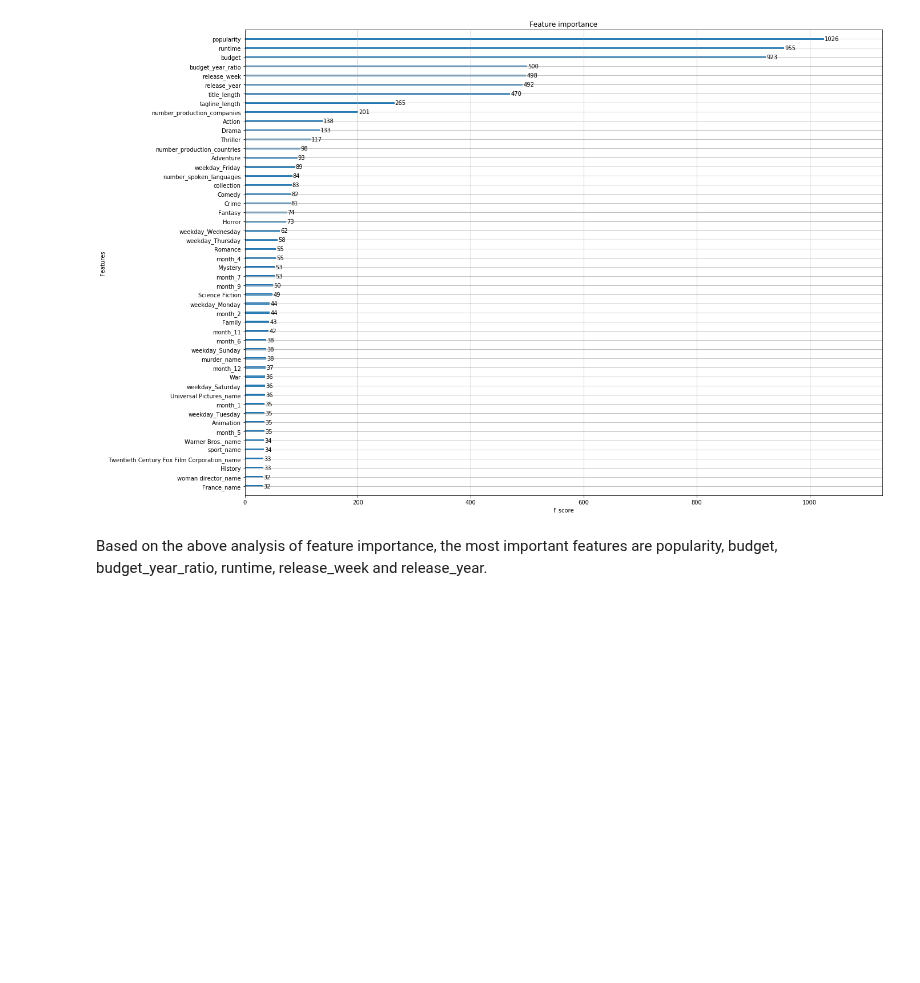
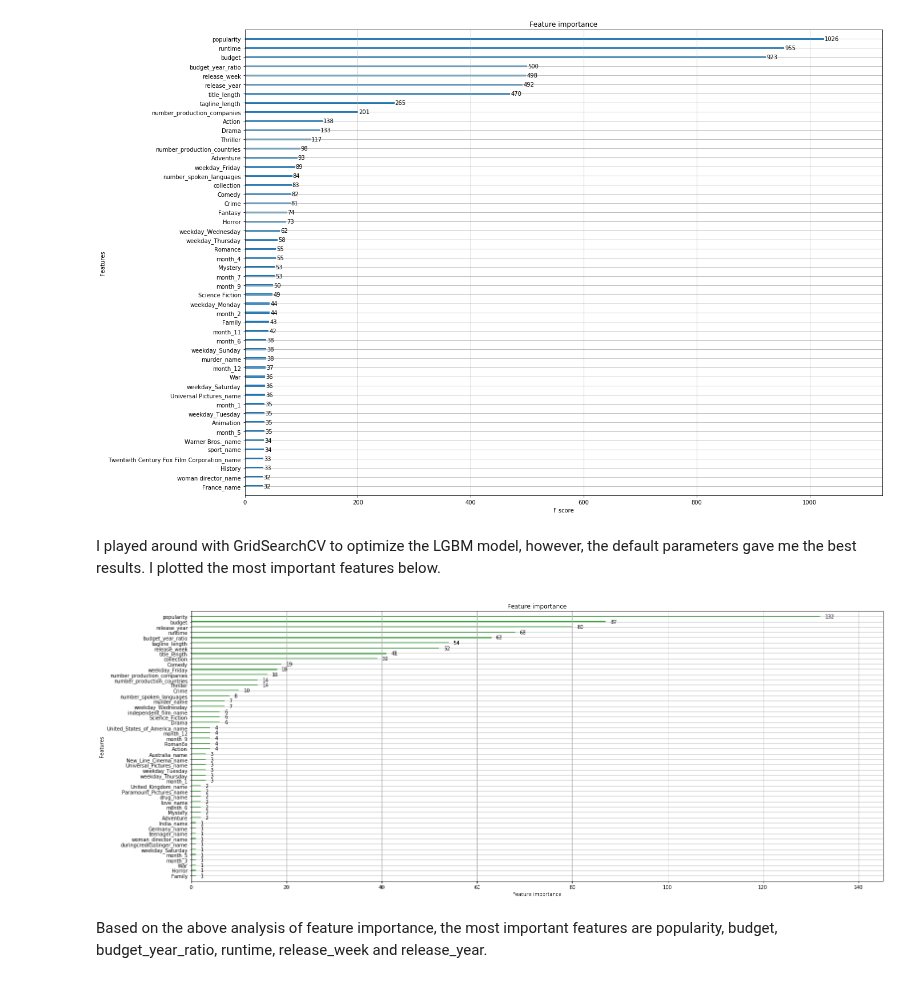
Before and after one commit to julianikulski/tmdb, a Jupyter notebook: tmdb.ipynb, the cells around one changed output. Cells and saved outputs as stored; diff of their text form; code cells hidden in the pictures; blank space fills up the shorter version.

Commit message:
feat: Plot feature importance of LGBM model

```diff
--- a/tmdb.ipynb
+++ b/tmdb.ipynb
@@ -2027,5 +2027,13 @@ xgb.plot_importance(clf_best_xgb, max_num_features=50, importance_type='weight',
 # %% [output]
 <matplotlib.axes._subplots.AxesSubplot at 0x...>
 [figure]
+# %% [markdown]
+I played around with GridSearchCV to optimize the LGBM model, however, the default parameters gave me the best results. I plotted the most important features below.
+# %%
+# Plot the feature importance of the LightGBM model
+fig, ax = plt.subplots(figsize=(25,10))
+lgb.plot_importance(clf_lgb, ax=ax, color=green);
+# %% [output]
+[figure, added]
 # %% [markdown]
 Based on the above analysis of feature importance, the most important features are popularity, budget, budget_year_ratio, runtime, release_week and release_year.
```
